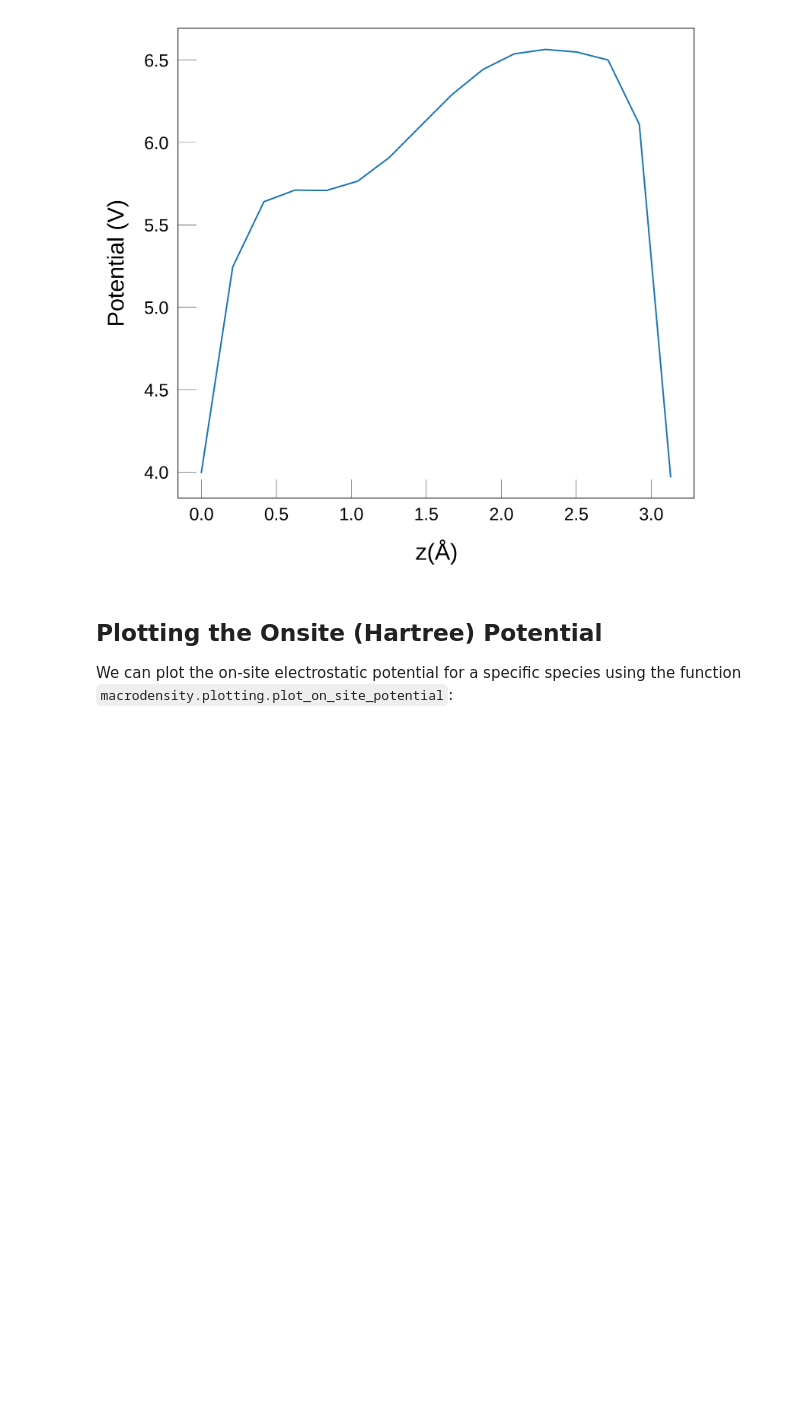
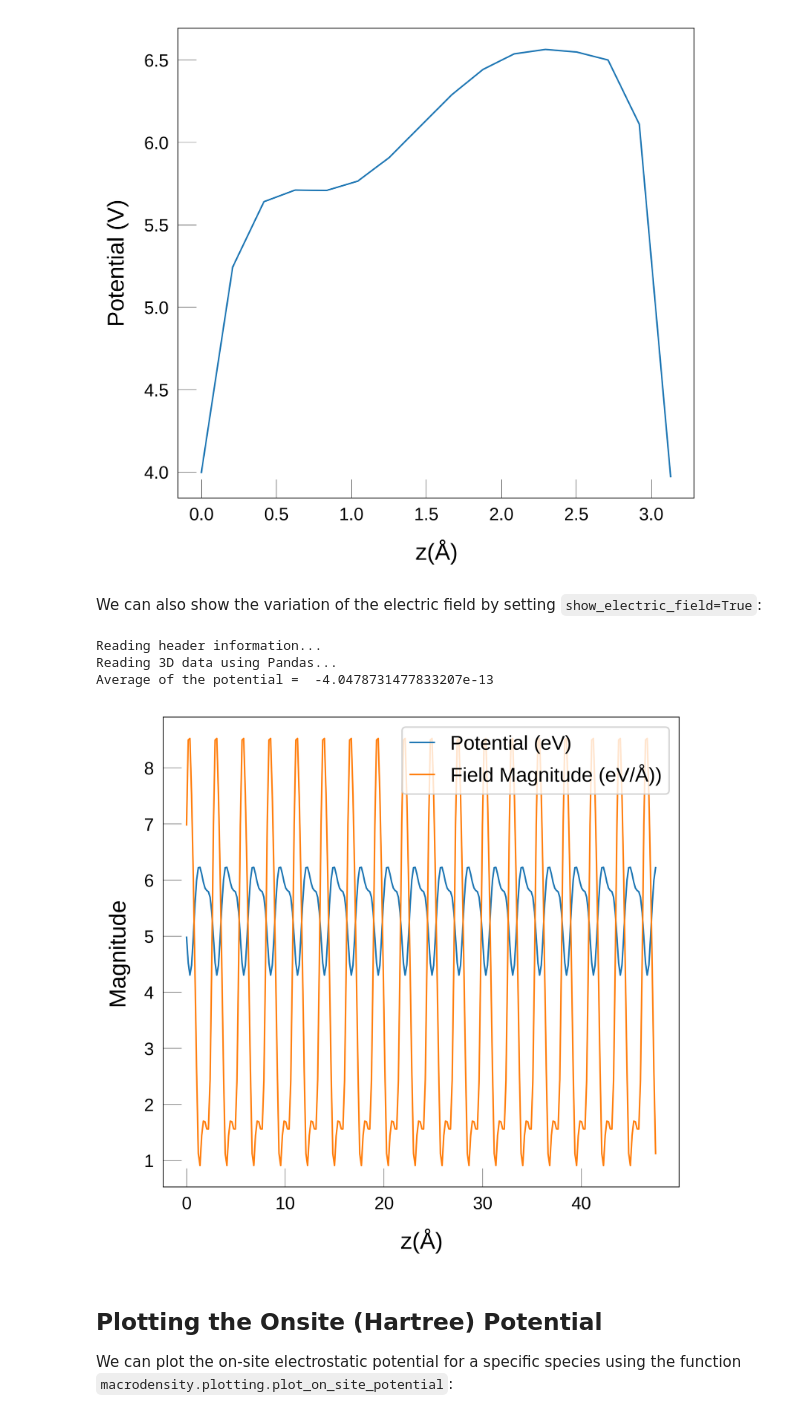
Before and after one commit to WMD-group/MacroDensity, a Jupyter notebook: tutorials/MD_workbook.ipynb, the cells around one changed output. Cells and saved outputs as stored; diff of their text form; code cells hidden in the pictures; blank space fills up the shorter version.

Commit message:
restructure code in Potential variation along a specified vector section of tutorial

```diff
--- a/tutorials/MD_workbook.ipynb
+++ b/tutorials/MD_workbook.ipynb
@@ -264,6 +207,30 @@ Reading header information...
 Reading 3D data using Pandas...
 Average of the potential =  -4.0478731477833207e-13
 [figure]
+# %% [markdown]
+We can also show the variation of the electric field by setting `show_electric_field=True`:
+# %%
+import macrodensity
+
+input_file = 'LOCPOT.test'
+cube_size = [2,2,2]
+vector = [1,1,0]
+origin_point = [0.5, 0, 0.5]
+vector_magnitude = 280
+
+fig = macrodensity.plot_variation_along_vector(
+    input_file=input_file,
+    cube_size=cube_size,
+    vector=vector,
+    origin_point=origin_point,
+    vector_magnitude=vector_magnitude,
+    show_electric_field=True
+)
+# %% [output]
+Reading header information...
+Reading 3D data using Pandas...
+Average of the potential =  -4.0478731477833207e-13
+[figure, added]
 # %% [markdown]
 ## Plotting the Onsite (Hartree) Potential
 
```
Also changed, not shown: parts of 8 cells of this notebook, 1 other file.
